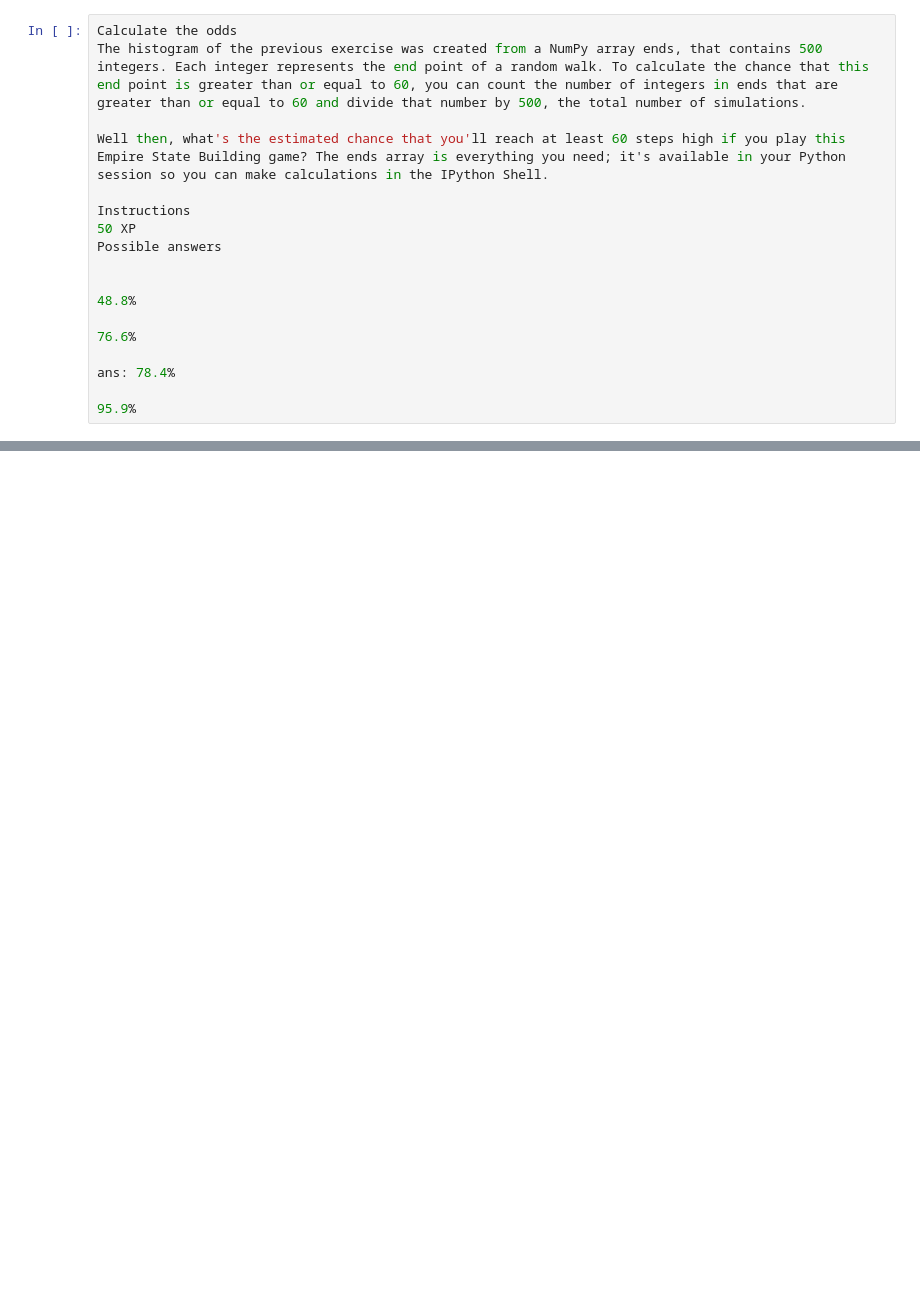
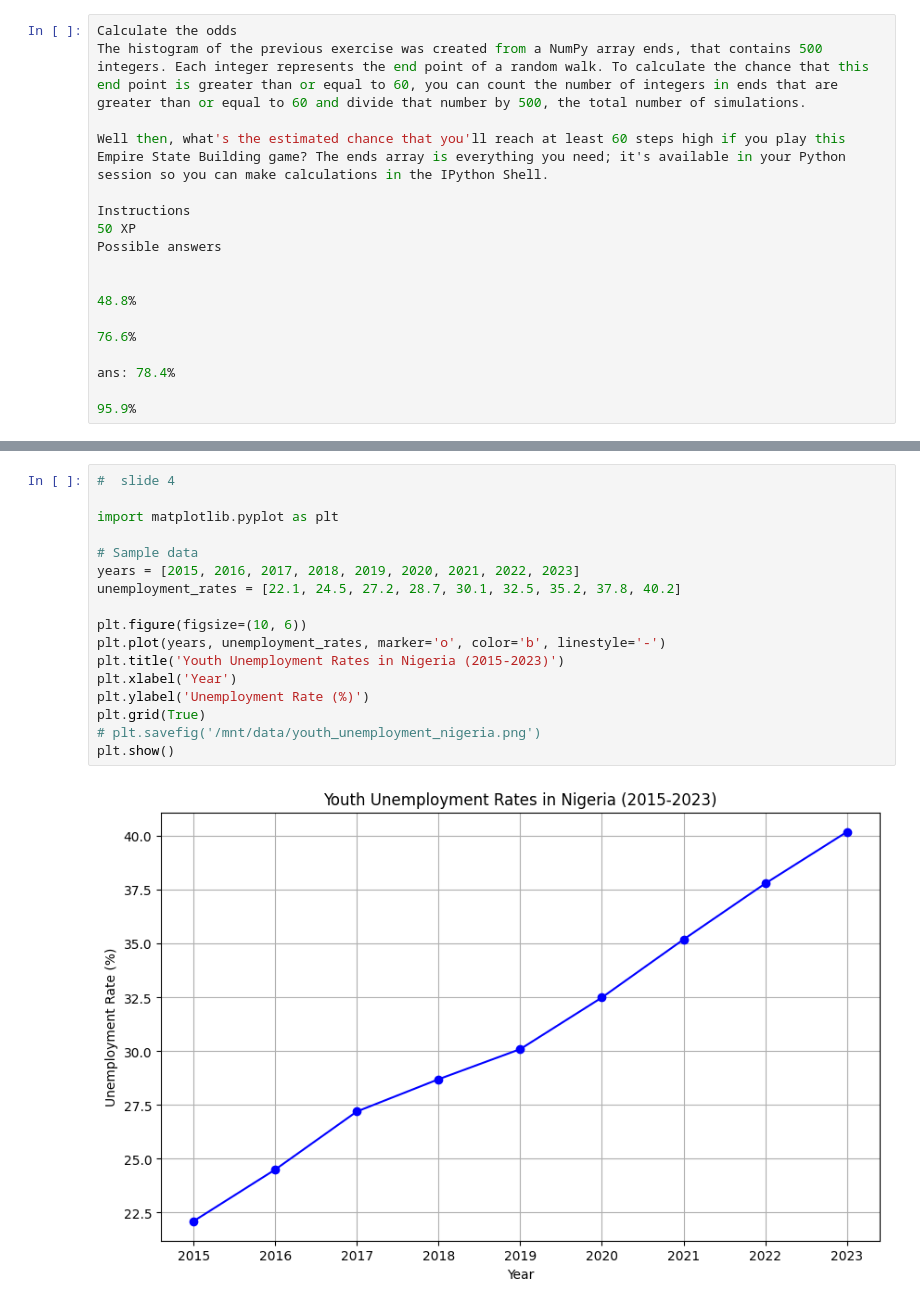
Before and after one commit to adamu-labaran/codebase, a Jupyter notebook: associate-datascientist-in=python/02_python-intermediate.ipynb, the cells around one changed output, grey strips where cells are left out. Saved outputs shown, nothing was run; the diff lists cells and outputs as text; blank space fills up the shorter version.

Commit message:
unemployment status

```diff
--- a/associate-datascientist-in=python/02_python-intermediate.ipynb
+++ b/associate-datascientist-in=python/02_python-intermediate.ipynb
@@ -8526,0 +8545,19 @@ ans: 78.4%
+# %%
+#  slide 4
+
+import matplotlib.pyplot as plt
+
+# Sample data
+years = [2015, 2016, 2017, 2018, 2019, 2020, 2021, 2022, 2023]
+unemployment_rates = [22.1, 24.5, 27.2, 28.7, 30.1, 32.5, 35.2, 37.8, 40.2]
+
+plt.figure(figsize=(10, 6))
+plt.plot(years, unemployment_rates, marker='o', color='b', linestyle='-')
+plt.title('Youth Unemployment Rates in Nigeria (2015-2023)')
+plt.xlabel('Year')
+plt.ylabel('Unemployment Rate (%)')
+plt.grid(True)
+# plt.savefig('/mnt/data/youth_unemployment_nigeria.png')
+plt.show()
+# %% [output]
+[figure, added]
```
Also changed, not shown: parts of 1 cell of this notebook.
